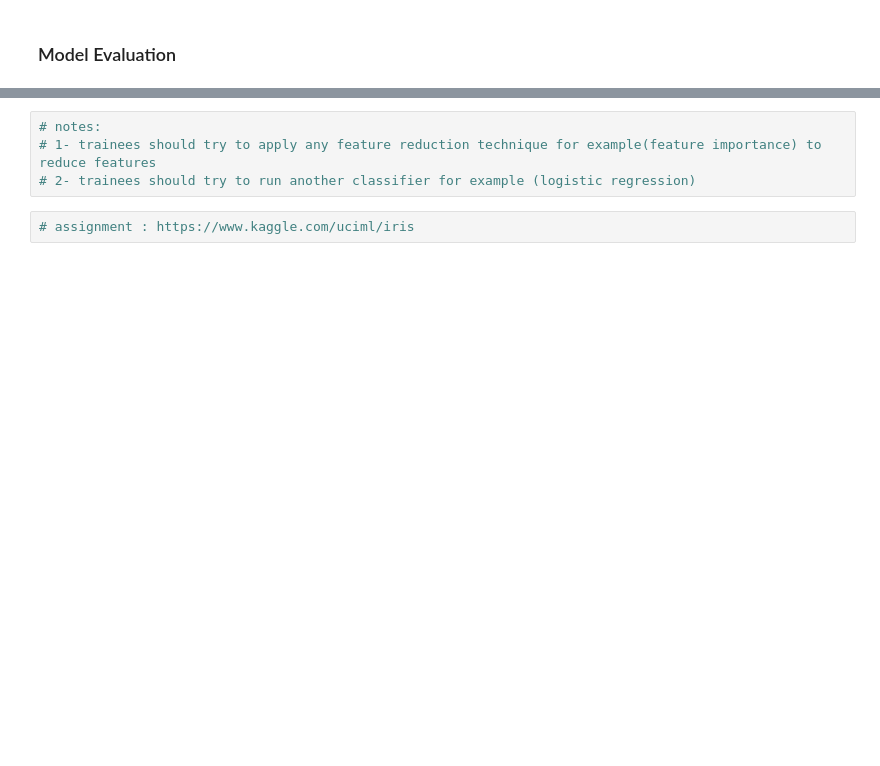
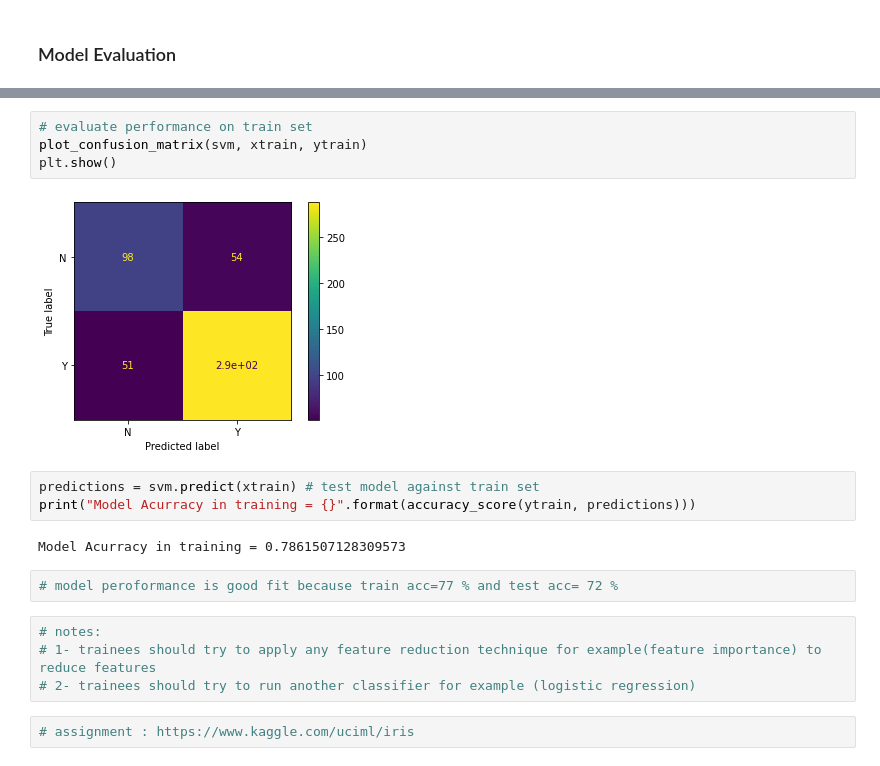
Before and after one commit to Mohamed209/machine-learning-course, a Jupyter notebook: Chapter_4_supervised_learning/3_support-vector-machine/2_example_with_python_code/Loan Prediction Practice Problem.ipynb, the cells around one changed output, grey strips where cells are left out. Cells and saved outputs as stored; diff of their text form; blank space fills up the shorter version.

```diff
--- a/Chapter_4_supervised_learning/3_support-vector-machine/2_example_with_python_code/Loan Prediction Practice Problem.ipynb
+++ b/Chapter_4_supervised_learning/3_support-vector-machine/2_example_with_python_code/Loan Prediction Practice Problem.ipynb
@@ -240,3 +271,16 @@ plt.show()
+# %%
+# evaluate performance on train set
+plot_confusion_matrix(svm, xtrain, ytrain)
+plt.show()
+# %% [output]
+[figure, added]
+# %%
+predictions = svm.predict(xtrain) # test model against train set
+print("Model Acurracy in training = {}".format(accuracy_score(ytrain, predictions)))
+# %% [output]
+Model Acurracy in training = 0.7861507128309573
+# %%
+# model peroformance is good fit because train acc=77 % and test acc= 72 %
 # %%
 # notes:
 # 1- trainees should try to apply any feature reduction technique for example(feature importance) to reduce features
```
Also changed, not shown: parts of 11 cells of this notebook, 1 other file.
